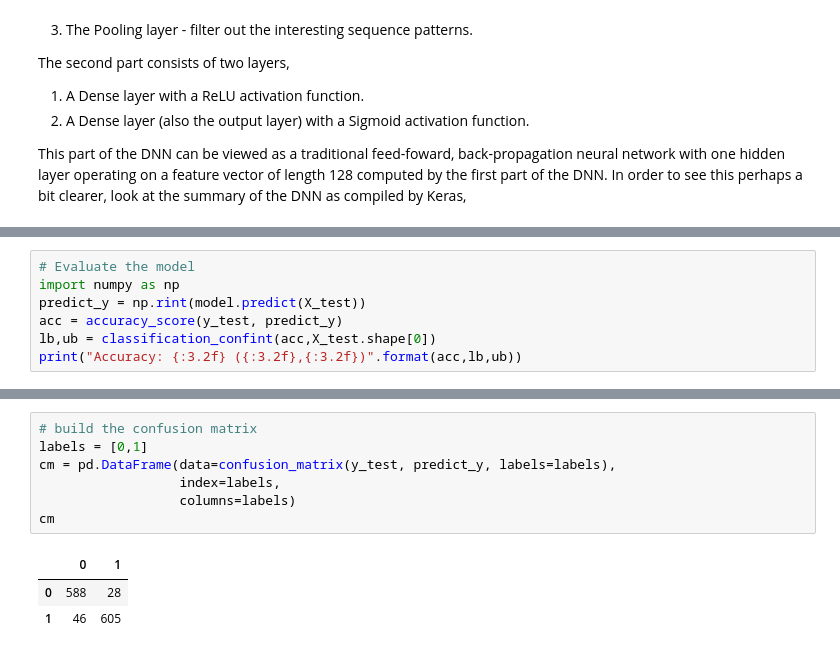
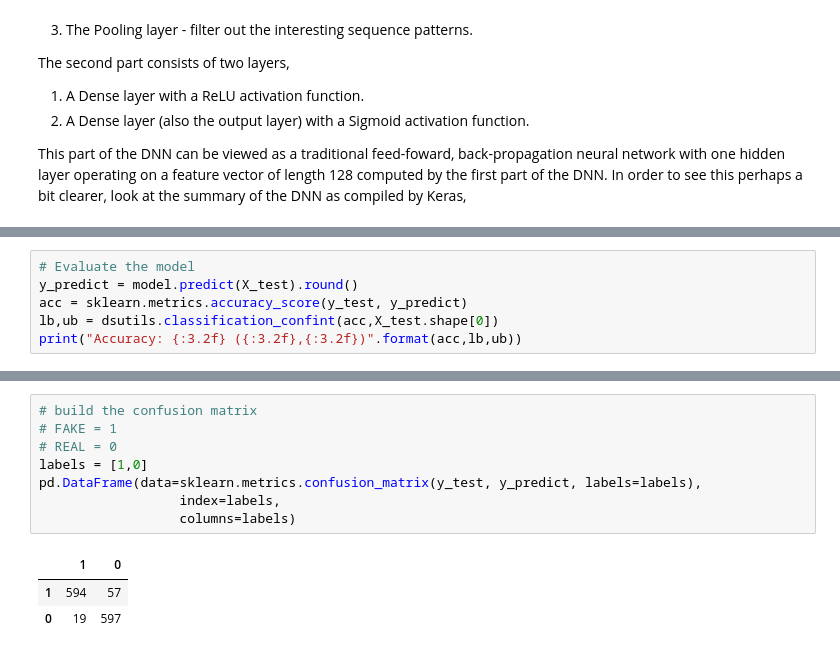
Before and after one commit to lutzhamel/CSC310, a Jupyter notebook: notes/22-deep-learning.ipynb, the cells around one changed output, grey strips where cells are left out. Drawn from its saved outputs; the diff is of its cells as text.

```diff
--- a/notes/22-deep-learning.ipynb
+++ b/notes/22-deep-learning.ipynb
@@ -347,9 +330,8 @@ Epoch 10/10
 <keras.src.callbacks.history.History at 0x...>
 # %%
 # Evaluate the model
-import numpy as np
-predict_y = np.rint(model.predict(X_test))
-acc = accuracy_score(y_test, predict_y)
-lb,ub = classification_confint(acc,X_test.shape[0])
+y_predict = model.predict(X_test).round()
+acc = sklearn.metrics.accuracy_score(y_test, y_predict)
+lb,ub = dsutils.classification_confint(acc,X_test.shape[0])
 print("Accuracy: {:3.2f} ({:3.2f},{:3.2f})".format(acc,lb,ub))
 # %% [output]
@@ -357,12 +339,13 @@ print("Accuracy: {:3.2f} ({:3.2f},{:3.2f})".format(acc,lb,ub))
 Accuracy: 0.94 (0.93,0.95)
 # %%
 # build the confusion matrix
-labels = [0,1]
-cm = pd.DataFrame(data=confusion_matrix(y_test, predict_y, labels=labels),
+# FAKE = 1
+# REAL = 0
+labels = [1,0]
+pd.DataFrame(data=sklearn.metrics.confusion_matrix(y_test, y_predict, labels=labels),
                   index=labels,
                   columns=labels)
-cm
 # %% [output]
-|  | 0 | 1 |
-| 0 | 588 | 28 |
-| 1 | 46 | 605 |
+|  | 1 | 0 |
+| 1 | 594 | 57 |
+| 0 | 19 | 597 |
```
Also changed, not shown: parts of 8 cells of this notebook.
